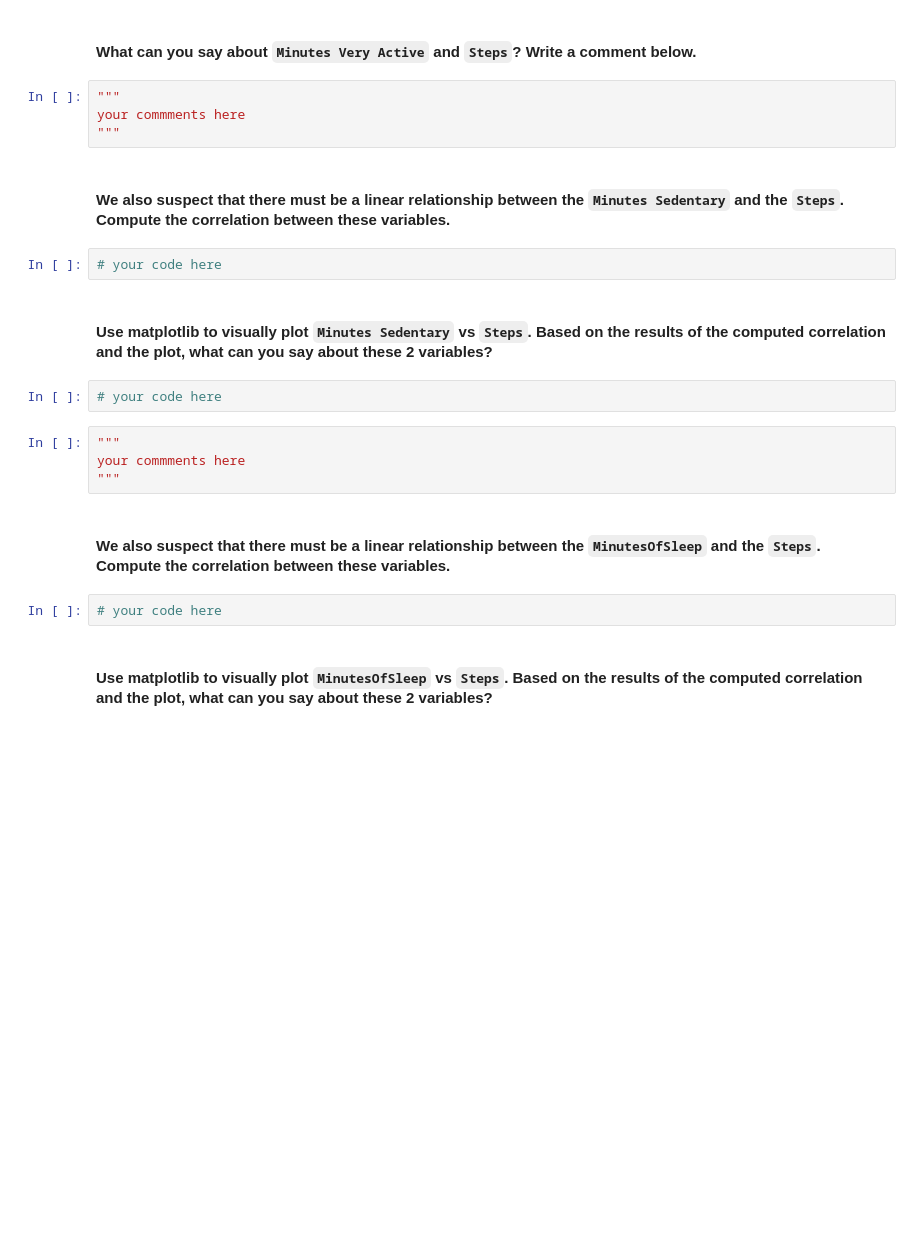
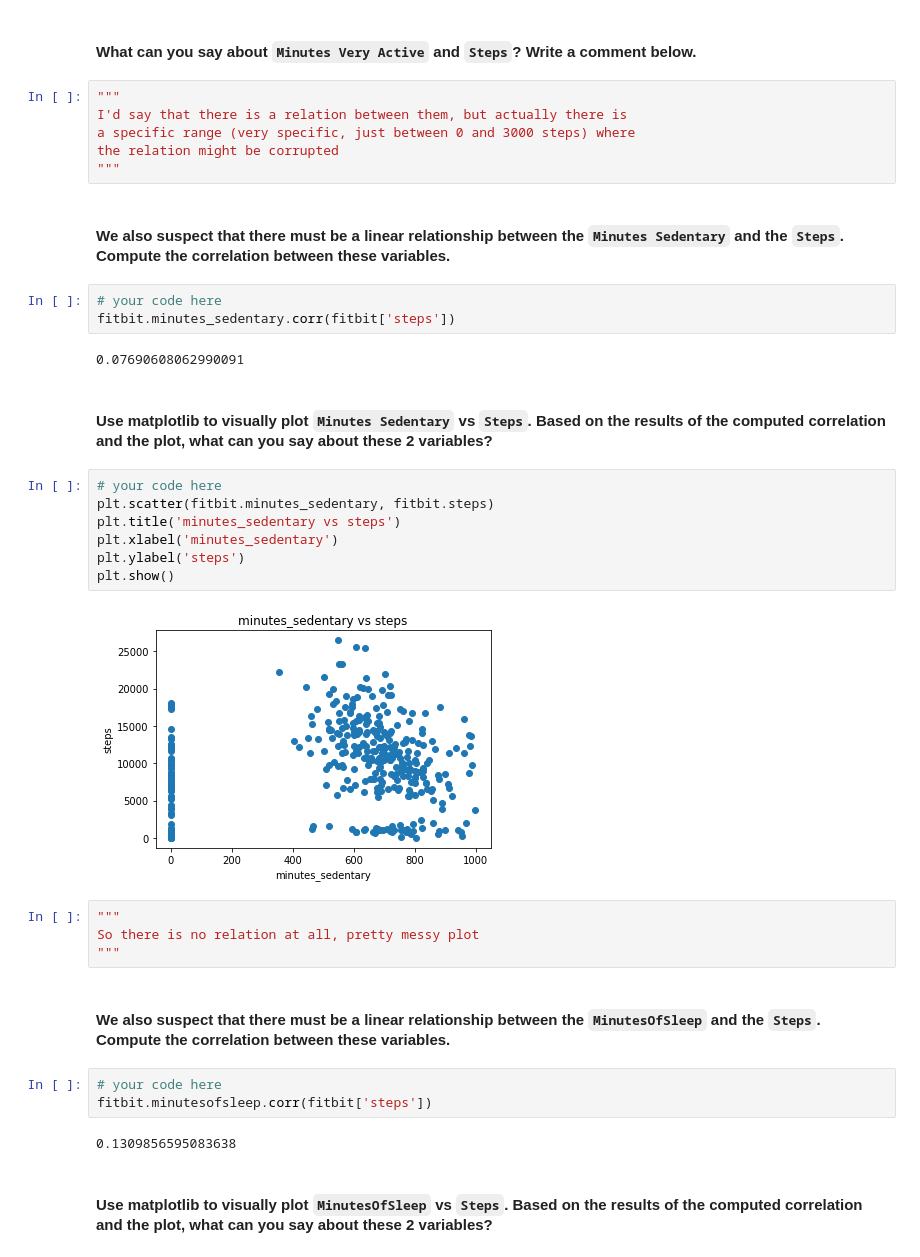
Before and after one commit to Javier-13/lab-pivot-table-and-correlation, a Jupyter notebook: your_code/main.ipynb, the cells around one changed output. Saved outputs shown, nothing was run; the diff lists cells and outputs as text; blank space fills up the shorter version.

```diff
--- a/your_code/main.ipynb
+++ b/your_code/main.ipynb
@@ -192,24 +288,39 @@ plt.show()
 # %% [markdown]
 #### What can you say about `Minutes Very Active` and `Steps`? Write a comment below.
-# %%
-"""
-your commments here
-"""
+# %%
+"""
+I'd say that there is a relation between them, but actually there is
+a specific range (very specific, just between 0 and 3000 steps) where
+the relation might be corrupted
+"""
 # %% [markdown]
 #### We also suspect that there must be a linear relationship between the `Minutes Sedentary` and the `Steps`. Compute the correlation between these variables.
 # %%
 # your code here
+fitbit.minutes_sedentary.corr(fitbit['steps'])
+# %% [output]
+0.07690608062990091
 # %% [markdown]
 #### Use matplotlib to visually plot `Minutes Sedentary` vs `Steps`. Based on the results of the computed correlation and the plot, what can you say about these 2 variables?
-# %%
-# your code here
-# %%
-"""
-your commments here
-"""
+# %%
+# your code here
+plt.scatter(fitbit.minutes_sedentary, fitbit.steps)
+plt.title('minutes_sedentary vs steps')
+plt.xlabel('minutes_sedentary')
+plt.ylabel('steps')
+plt.show()
+# %% [output]
+[figure, added]
+# %%
+"""
+So there is no relation at all, pretty messy plot
+"""
 # %% [markdown]
 #### We also suspect that there must be a linear relationship between the `MinutesOfSleep` and the `Steps`. Compute the correlation between these variables.
 # %%
 # your code here
+fitbit.minutesofsleep.corr(fitbit['steps'])
+# %% [output]
+0.1309856595083638
 # %% [markdown]
 #### Use matplotlib to visually plot `MinutesOfSleep` vs `Steps`. Based on the results of the computed correlation and the plot, what can you say about these 2 variables?
```
Also changed, not shown: parts of 32 cells of this notebook, 2 other files.
